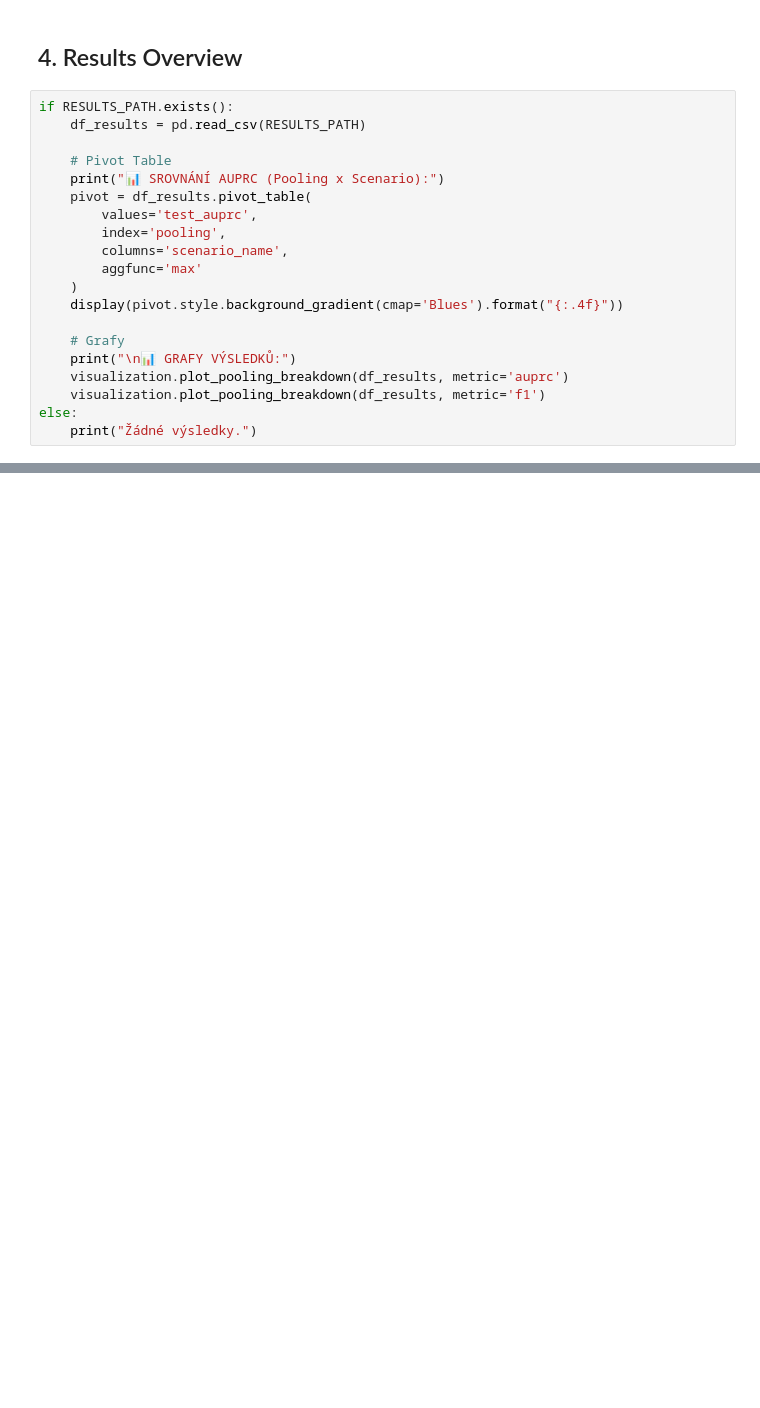
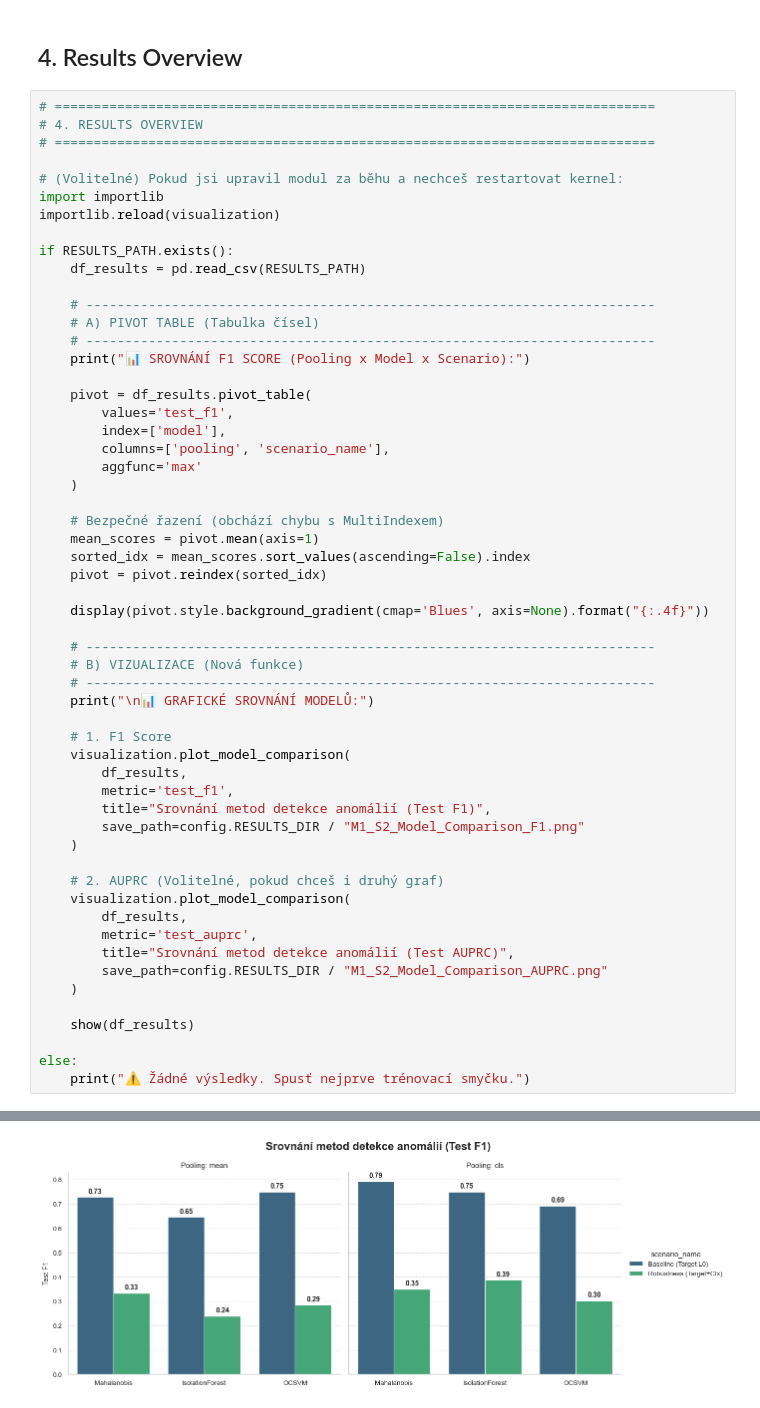
Before and after one commit to Dobes-Michal-Tobias/ThesisCoding, a Jupyter notebook: notebooks/04_M1_S2_Unsupervised_Sentence.ipynb, the cells around one changed output, grey strips where cells are left out. Drawn from its saved outputs; the diff is of its cells as text; blank space fills up the shorter version.

```diff
--- a/notebooks/04_M1_S2_Unsupervised_Sentence.ipynb
+++ b/notebooks/04_M1_S2_Unsupervised_Sentence.ipynb
@@ -200,22 +374,59 @@ print("\n✅ All M1/S2 experiments finished.")
 # %% [markdown]
 ## 4. Results Overview
 # %%
+# =============================================================================
+# 4. RESULTS OVERVIEW
+# =============================================================================
+
+# (Volitelné) Pokud jsi upravil modul za běhu a nechceš restartovat kernel:
+import importlib
+importlib.reload(visualization)
+
 if RESULTS_PATH.exists():
     df_results = pd.read_csv(RESULTS_PATH)
 
-    # Pivot Table
-    print("📊 SROVNÁNÍ AUPRC (Pooling x Scenario):")
+    # -------------------------------------------------------------------------
+    # A) PIVOT TABLE (Tabulka čísel)
+    # -------------------------------------------------------------------------
+    print("📊 SROVNÁNÍ F1 SCORE (Pooling x Model x Scenario):")
+
     pivot = df_results.pivot_table(
-        values='test_auprc',
-        index='pooling',
-        columns='scenario_name',
+        values='test_f1',
+        index=['model'],
+        columns=['pooling', 'scenario_name'],
         aggfunc='max'
     )
-    display(pivot.style.background_gradient(cmap='Blues').format("{:.4f}"))
 
-    # Grafy
-    print("\n📊 GRAFY VÝSLEDKŮ:")
-    visualization.plot_pooling_breakdown(df_results, metric='auprc')
-    visualization.plot_pooling_breakdown(df_results, metric='f1')
+    # Bezpečné řazení (obchází chybu s MultiIndexem)
+    mean_scores = pivot.mean(axis=1)
+    sorted_idx = mean_scores.sort_values(ascending=False).index
+    pivot = pivot.reindex(sorted_idx)
+
+    display(pivot.style.background_gradient(cmap='Blues', axis=None).format("{:.4f}"))
+
+    # -------------------------------------------------------------------------
+    # B) VIZUALIZACE (Nová funkce)
+    # -------------------------------------------------------------------------
+    print("\n📊 GRAFICKÉ SROVNÁNÍ MODELŮ:")
+
+    # 1. F1 Score
+    visualization.plot_model_comparison(
+        df_results,
+        metric='test_f1',
+        title="Srovnání metod detekce anomálií (Test F1)",
+        save_path=config.RESULTS_DIR / "M1_S2_Model_Comparison_F1.png"
+    )
+
+    # 2. AUPRC (Volitelné, pokud chceš i druhý graf)
+    visualization.plot_model_comparison(
+        df_results,
+        metric='test_auprc',
+        title="Srovnání metod detekce anomálií (Test AUPRC)",
+        save_path=config.RESULTS_DIR / "M1_S2_Model_Comparison_AUPRC.png"
+    )
+
+    show(df_results)
+
 else:
-    print("Žádné výsledky.")
+    print("⚠️ Žádné výsledky. Spusť nejprve trénovací smyčku.")
+# %% [output]
@@ -221,0 +442 @@ else:
+[figure, added]
```
Also changed, not shown: parts of 13 cells of this notebook, 11 other files.
